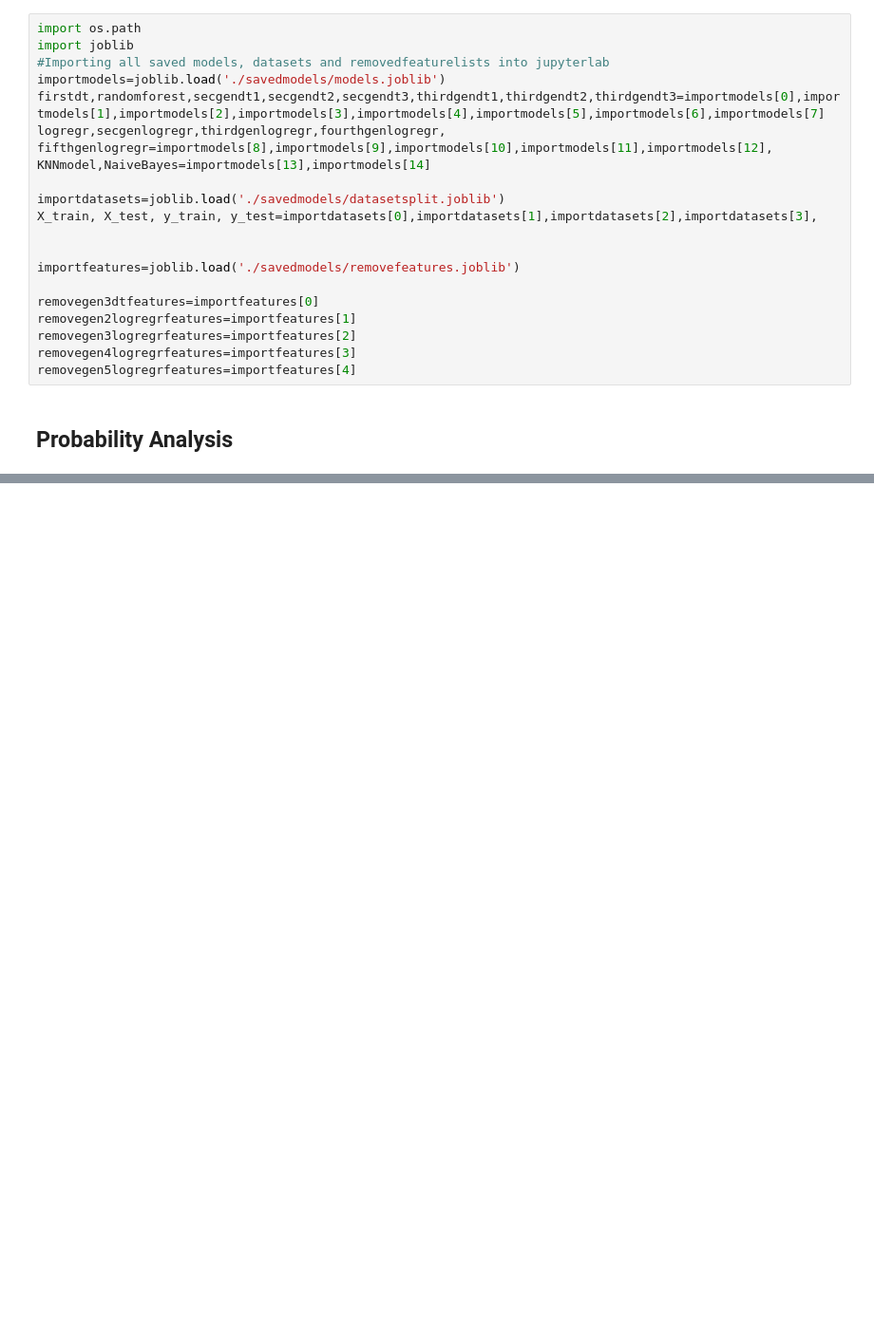
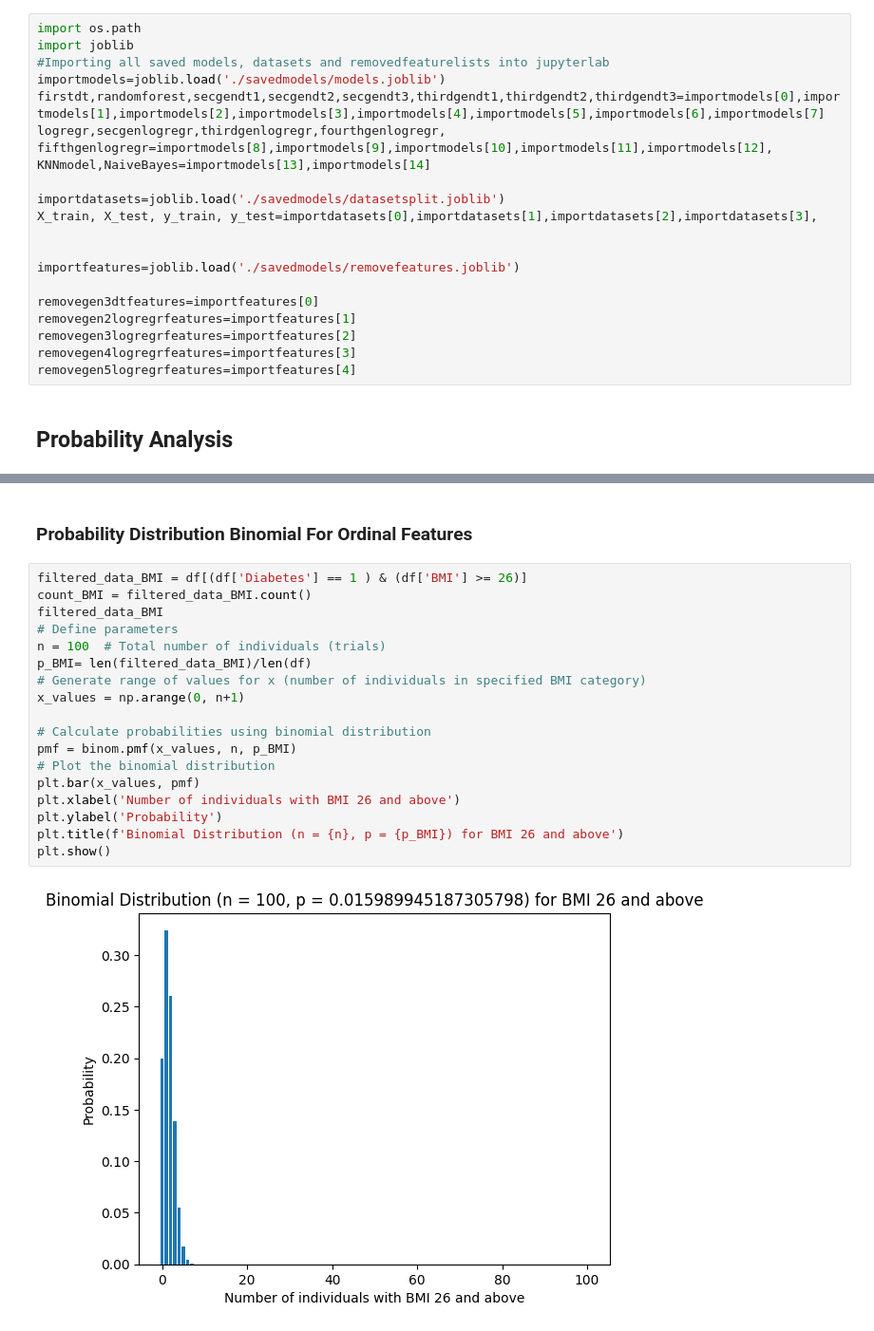
Before and after one commit to CoreyJiaJinHe/DataAnalysisProject, a Jupyter notebook: jupyterlab files/Diabetes.ipynb, the cells around one changed output, grey strips where cells are left out. Shown at 95% size. Drawn from its saved outputs; the diff is of its cells as text; blank space fills up the shorter version.

```diff
--- a/jupyterlab files/Diabetes.ipynb
+++ b/jupyterlab files/Diabetes.ipynb
@@ -1248,0 +1119,22 @@ HeartDiseaseorAttack
+# %% [markdown]
+<h3>Probability Distribution Binomial For Ordinal Features</h3>
+# %%
+filtered_data_BMI = df[(df['Diabetes'] == 1 ) & (df['BMI'] >= 26)]
+count_BMI = filtered_data_BMI.count()
+filtered_data_BMI
+# Define parameters
+n = 100  # Total number of individuals (trials)
+p_BMI= len(filtered_data_BMI)/len(df)
+# Generate range of values for x (number of individuals in specified BMI category)
+x_values = np.arange(0, n+1)
+
+# Calculate probabilities using binomial distribution
+pmf = binom.pmf(x_values, n, p_BMI)
+# Plot the binomial distribution
+plt.bar(x_values, pmf)
+plt.xlabel('Number of individuals with BMI 26 and above')
+plt.ylabel('Probability')
+plt.title(f'Binomial Distribution (n = {n}, p = {p_BMI}) for BMI 26 and above')
+plt.show()
+# %% [output]
+[figure, added]
```
Also changed, not shown: parts of 31 cells of this notebook, 4 other files.
